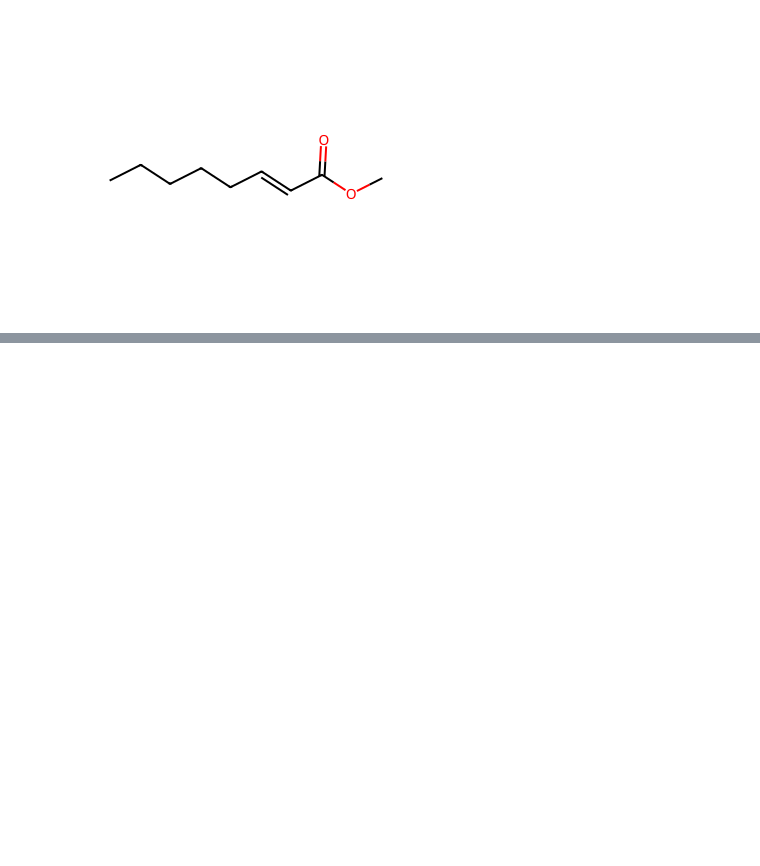
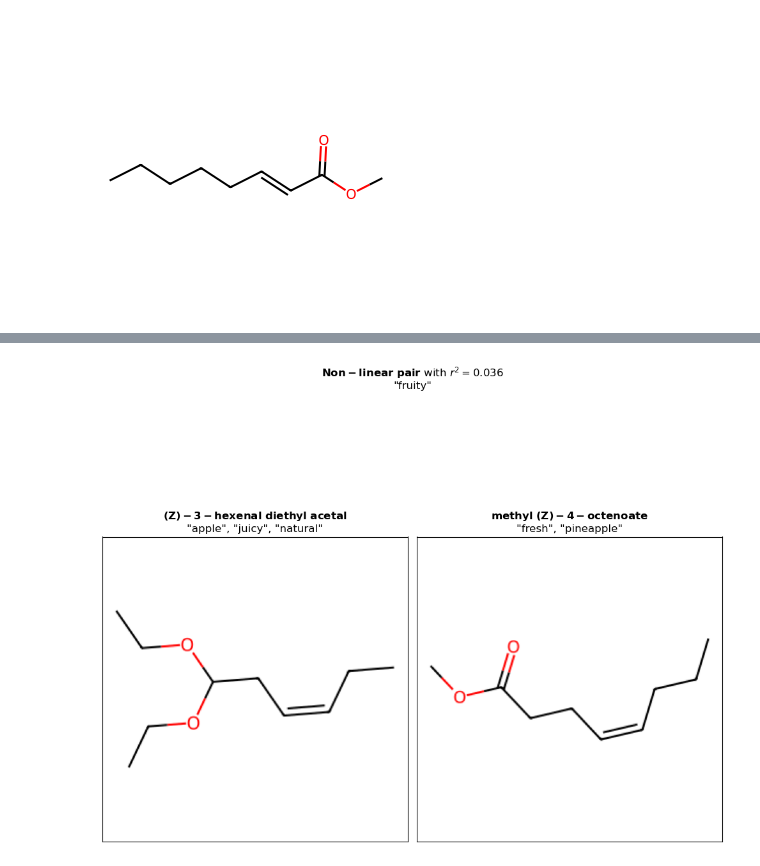
Before and after one commit to odor-pair/odor-pair, a Jupyter notebook: charts/pair.ipynb, the cells around one changed output, grey strips where cells are left out. Cells and saved outputs as stored; diff of their text form; code cells hidden in the pictures; blank space fills up the shorter version.

```diff
--- a/charts/pair.ipynb
+++ b/charts/pair.ipynb
@@ -52,8 +48,0 @@ smiles2 = "C1CCC(CC1)OC=O"
-# %%
-data = None
-for d in full_data:
-    if (d["mol1"] == smiles1 and d["mol2"] == smiles2) or (d["mol1"] == smiles2 and d["mol2"] == smiles1):
-        data = d
-
-assert data
-data
@@ -71,0 +49,6 @@ data
+# %%
+def find(mol1,mol2):
+    results = [d for d in full_data if (d["mol1"] == mol1 and d["mol2"] == mol2) or (d["mol1"] == mol2 and d["mol2"] == mol1)]
+    assert len(results) == 1
+    return results[0]
+find("CC(C)CC=O","CC=O")
@@ -75,16 +69,10 @@ import matplotlib.pyplot as plt
 bp = 3
 def format_long_notes(notes):
     notes = [f"\"{note}\"" for note in notes]
-    if len(notes) < 3:
+    if len(notes) < bp:
         return ', '.join(notes)
-#     result = ""
-#     for s in range(0,len(notes),bp):
-#         result += ', '.join(notes[s*bp:(s+1)*bp]) + ",\n"
-
-#     return result[:-4]
-    formatted_strings = [f'{s},' if i % 3 != 2 else f'{s},\n' for i, s in enumerate(notes)]
+    formatted_strings = [f'{s},' if i % bp != 2 else f'{s},\n' for i, s in enumerate(notes)]
     return ' '.join(formatted_strings).strip()[:-1]
-        # return ', '.join(notes[:3]) + ",\n" +  ', '.join(notes[3:])
 
 def format(name,notes):
     # Matplotlib is annoying and combines words used in a single bf mathtext.
@@ -106,12 +94,10 @@ def make(fname,data,title):
 
     fig.suptitle(format(title,data["blend_notes"]))
     plt.tight_layout()
-    utils.save_figures("blendedpair",fig)
+    utils.save_figures(fname,fig)
     plt.show()
 
 def bold(sentence):
     # Matplotlib is annoying and combines words used in a single bf mathtext.
     # Split, bold, then rejoin.
     return " ".join([r'$\bf{' + w + '}$' for w in sentence.split()])
-
-make("pair",data,bold("Blend contains notes distinct from either molecule"))
@@ -119,0 +108,8 @@ make("pair",data,bold("Blend contains notes distinct from either molecule"))
+# %%
+with open("data/coefficients.json") as f:
+    coefficients = json.load(f)
+coeffs = np.array(coefficients["coeffs"])
+r2s = np.array(coefficients["r2s"])
+idcs = np.array(coefficients["idcs"])
+scoeffs = sorted(coeffs,key=lambda p: p[0])
+x,y = zip(*scoeffs)
@@ -119,0 +151,4 @@ make("pair",data,bold("Blend contains notes distinct from either molecule"))
+# %%
+make("nonlinear",find("CC/C=C\CC(OCC)OCC","CCC/C=C\CCC(=O)OC"), f"{bold('Non-linear pair')} with " + r"$r^2 = 0.036$")
+# %% [output]
+[figure, added]
```
Also changed, not shown: parts of 12 cells of this notebook, 27 other files.
